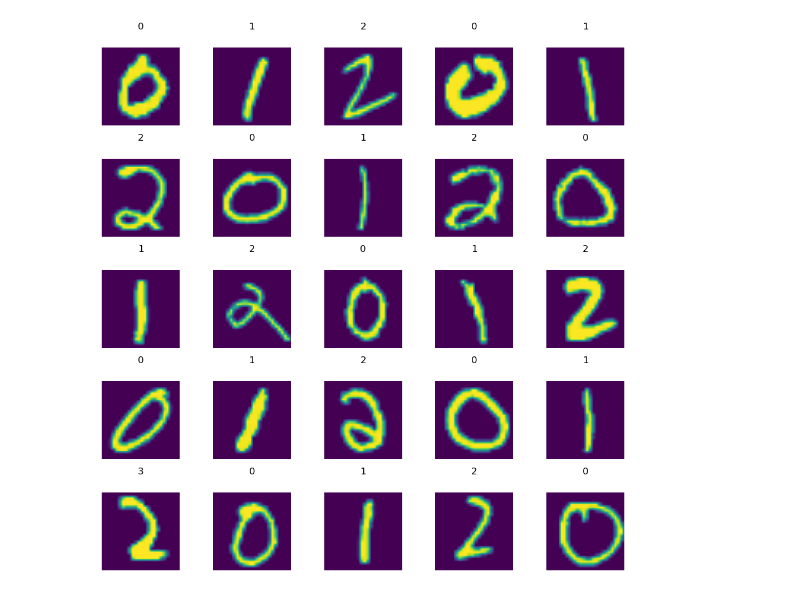
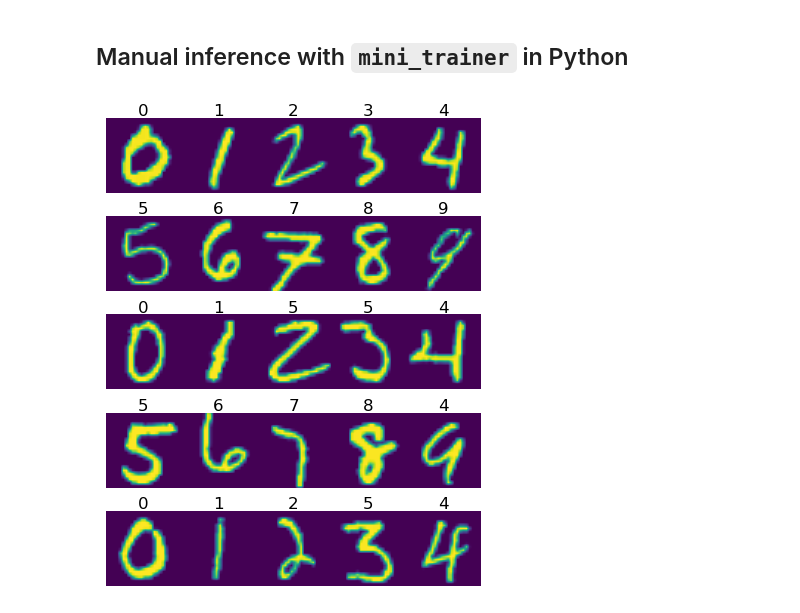
Before and after one commit to asgersvenning/mini_trainer, a Jupyter notebook: examples/mnist.ipynb, the cells around one changed output. Cells and saved outputs as stored; diff of their text form; code cells hidden in the pictures.

Commit message:
Added example for Jarret's data

```diff
--- a/examples/mnist.ipynb
+++ b/examples/mnist.ipynb
@@ -160,28 +155,31 @@ model, mproc = base_model_builder(
 )
 model.eval()
 pass
+# %% [markdown]
+## Manual inference with `mini_trainer` in Python
 # %%
 from matplotlib import pyplot as plt
+from matplotlib.axes import Axes
 
 from mini_trainer.predict import ImageLoader
 from mini_trainer.utils import BaseResultCollector
 
-images = [f"/home/asger/mini_trainer/examples/mnist/test/{i % 3}/{i}.png" for i in range(25)]
+images = [f"/home/asger/mini_trainer/examples/mnist/test/{i % 10}/{i}.png" for i in range(25)]
 ds = ImageLoader(mproc, dtype, device)(images)
-results = BaseResultCollector({i : f'{i}' for i in range(10)}, True)
 
-fig, axs = plt.subplots(5, 5, figsize=(10, 10))
+fig, axs = plt.subplots(5, 5, figsize=(3.75, 5))
 
 for i, ax in enumerate(axs.flatten()):
     tim = ds[i]
     with torch.no_grad():
         prediction = model(tim.unsqueeze(0))
+    if not isinstance(ax, Axes):
+        raise TypeError()
     ax.matshow(tim.permute(1, 2, 0).cpu().mean(dim=2))
-    ax.set_title(prediction.argmax().item())
+    ax.set_title(prediction.argmax().item(), pad=0, y=1.025)
     ax.axis("off")
-    results.collect([images[i]], prediction)
 
-plt.tight_layout()
+plt.tight_layout(pad=0)
 plt.show()
 # %% [output]
-[figure, old version]
+[figure, new version]
```
Also changed, not shown: parts of 5 cells of this notebook, 3 other files.
